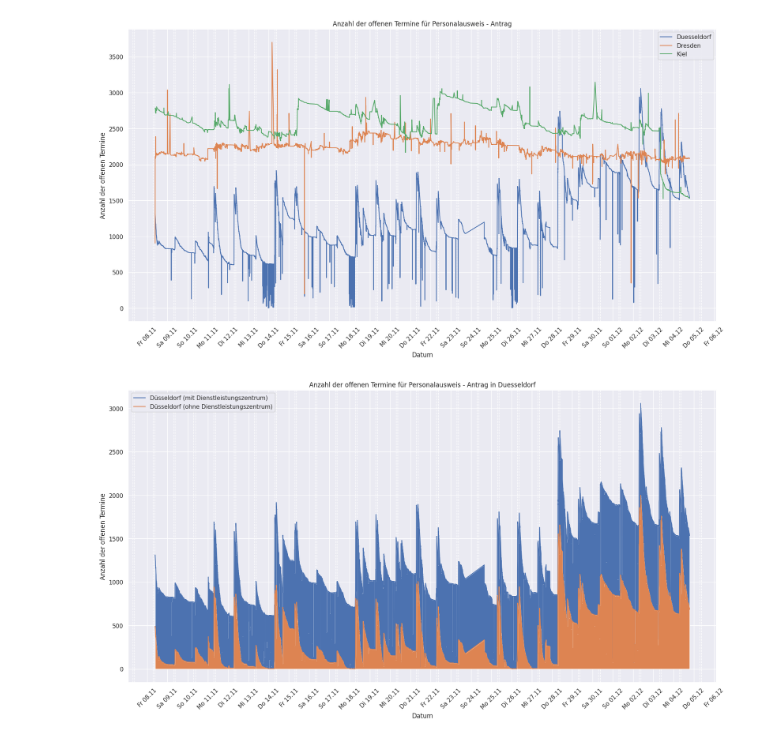
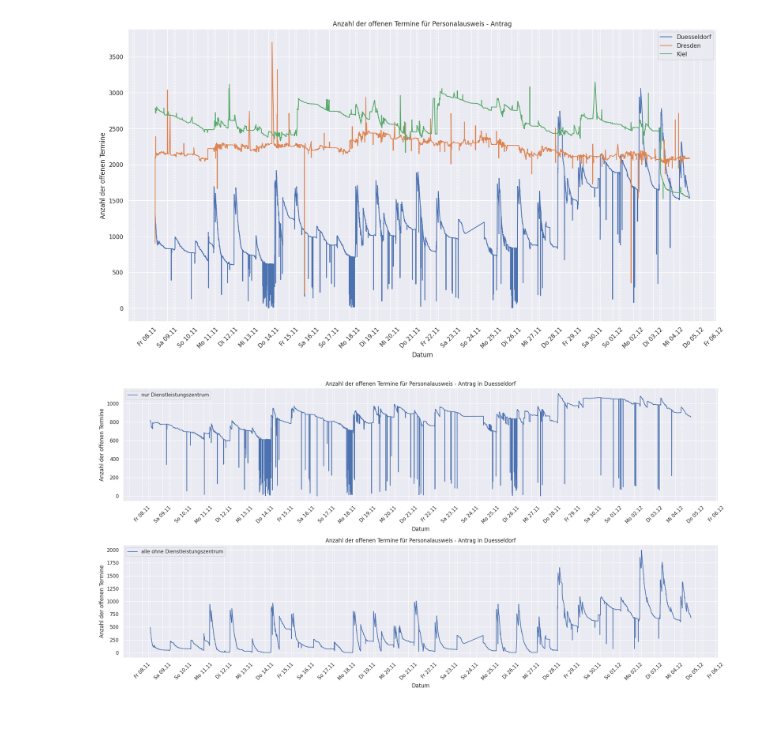
Before and after one commit to davidkempkens/appointment-scraper, a Jupyter notebook: data_analysis.ipynb, the cells around one changed output. Cells and saved outputs as stored; diff of their text form; code cells hidden in the pictures.

```diff
--- a/data_analysis.ipynb
+++ b/data_analysis.ipynb
@@ -157,71 +222,54 @@ plt.show()
 # %% [output]
 [figure]
 # %%
-dues_all = viztool.create_time_series(
-    df,
-    city="Duesseldorf",
-    concern="Personalausweis - Antrag",
-)
+dues_all = df[(df["concern"] == "Personalausweis - Antrag") & (df["city"] == "Duesseldorf")]
+
 
 dues_ohne_dz = viztool.create_time_series(
-    df,
+    dues_all,
     city="Duesseldorf",
     concern="Personalausweis - Antrag",
     exclude_office="Dienstleistungszentrum",
 )
 
 dues_nur_dz = viztool.create_time_series(
-    df,
+    dues_all,
     city="Duesseldorf",
     concern="Personalausweis - Antrag",
     office="Dienstleistungszentrum",
 )
+
+# dues_nur_dz[dues_nur_dz["delta"] < pd.Timedelta(5, unit="m")]
 # %%
 # duesseldorf ohne Dienstleistungszenrum
-fig, ax = plt.subplots(figsize=(20, 10))
+fig, axs = plt.subplots(figsize=(20, 10), nrows=2, ncols=1)
 
+for i, data in enumerate([dues_nur_dz, dues_ohne_dz]):
+    sns.lineplot(
+        data=data,
+        x="timestamp",
+        y="count",
+        ax=axs[i],
+        label=f"{'nur Dienstleistungszentrum' if i == 0 else 'alle ohne Dienstleistungszentrum'}",
+    )
 
+    axs[i].xaxis.set_major_locator(mdates.DayLocator())
+    axs[i].xaxis.set_major_formatter(mdates.DateFormatter("%a %d.%m"))
+    plt.setp(axs[i].xaxis.get_majorticklabels(), rotation=45)
 
-merged = pd.merge(
-    dues_ohne_dz, dues_nur_dz, on="timestamp", suffixes=("_ohne_dz", "_nur_dz")
-)
+    axs[i].xaxis.set_minor_locator(mdates.HourLocator(byhour=[7, 9]))
+    axs[i].xaxis.grid(True, which="minor", linestyle="--")
 
-merged["cumsum"] = merged["count_nur_dz"] + merged["count_ohne_dz"]
+    axs[i].set_title(
+        "Anzahl der offenen Termine für Personalausweis - Antrag in Duesseldorf"
+    )
+    axs[i].set_xlabel("Datum")
+    axs[i].set_ylabel("Anzahl der offenen Termine")
 
-sns.lineplot(
-    data=dues_all,
-    x="timestamp",
-    y="count",
-    ax=ax,
-    label="Düsseldorf (mit Dienstleistungszentrum)"
-)
-
-ax.fill_between(dues_all["timestamp"], dues_all["count"])
-
-sns.lineplot(
-    data=dues_ohne_dz,
-    x="timestamp",
-    y="count",
-    ax=ax,
-    label="Düsseldorf (ohne Dienstleistungszentrum)"
-)
-
-ax.fill_between(dues_ohne_dz["timestamp"], dues_ohne_dz["count"])
-
-ax.xaxis.set_major_locator(mdates.DayLocator())
-ax.xaxis.set_major_formatter(mdates.DateFormatter("%a %d.%m"))
-plt.setp(ax.xaxis.get_majorticklabels(), rotation=45)
-
-ax.xaxis.set_minor_locator(mdates.HourLocator(byhour=[7, 9]))
-ax.xaxis.grid(True, which="minor", linestyle="--")
-
-ax.set_title("Anzahl der offenen Termine für Personalausweis - Antrag in Duesseldorf")
-ax.set_xlabel("Datum")
-ax.set_ylabel("Anzahl der offenen Termine")
-
+plt.tight_layout()
 plt.savefig(
-    f"bachelorarbeit/bilder/offene_termine_personalausweis_duesseldorf_ohne_dz.png",
+    f"bachelorarbeit/bilder/offene_termine_personalausweis_duesseldorf_mit_ohne_dz.png",
 )
 plt.show()
 # %% [output]
-[figure, old version]
+[figure, new version]
```
Also changed, not shown: parts of 5 cells of this notebook.
